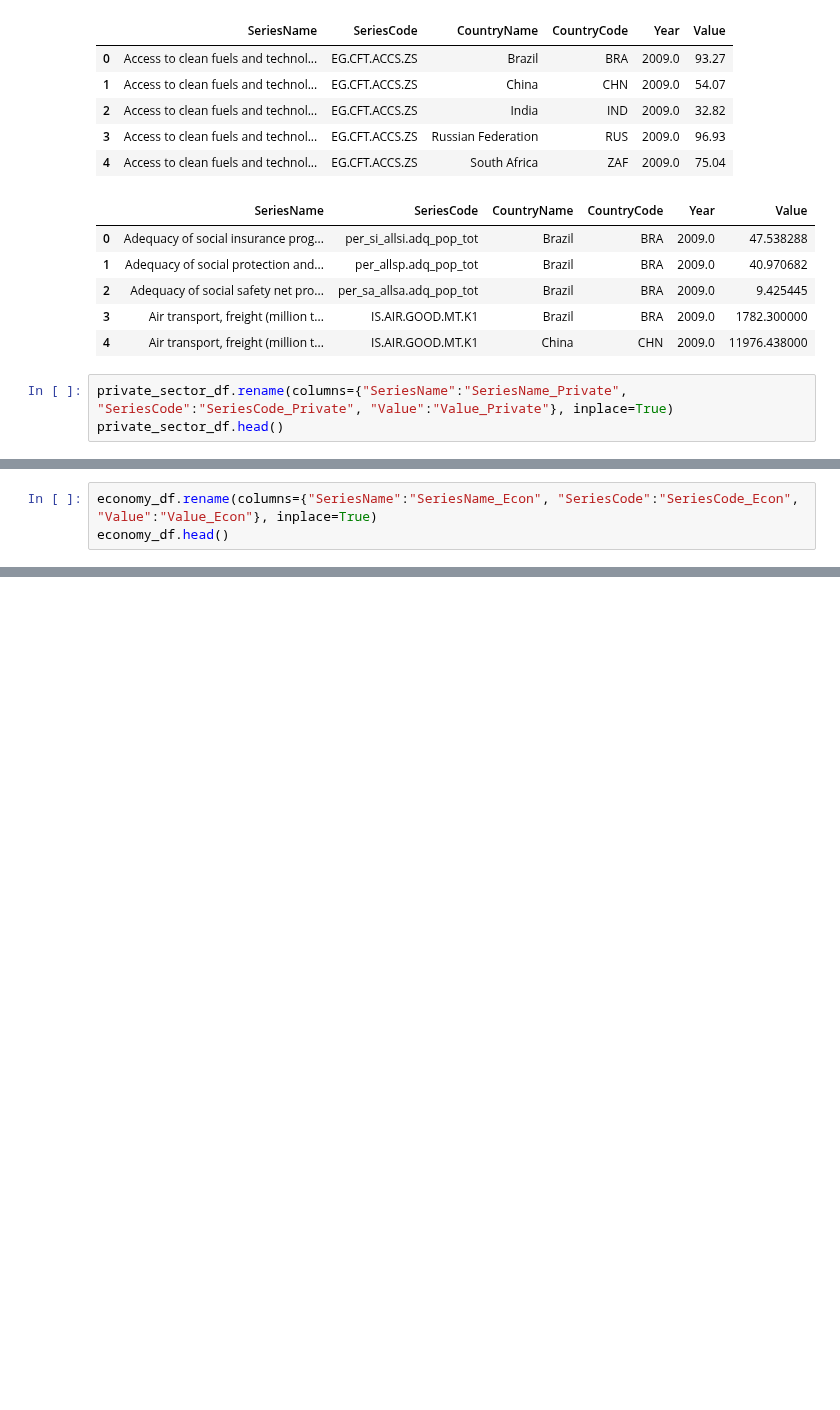
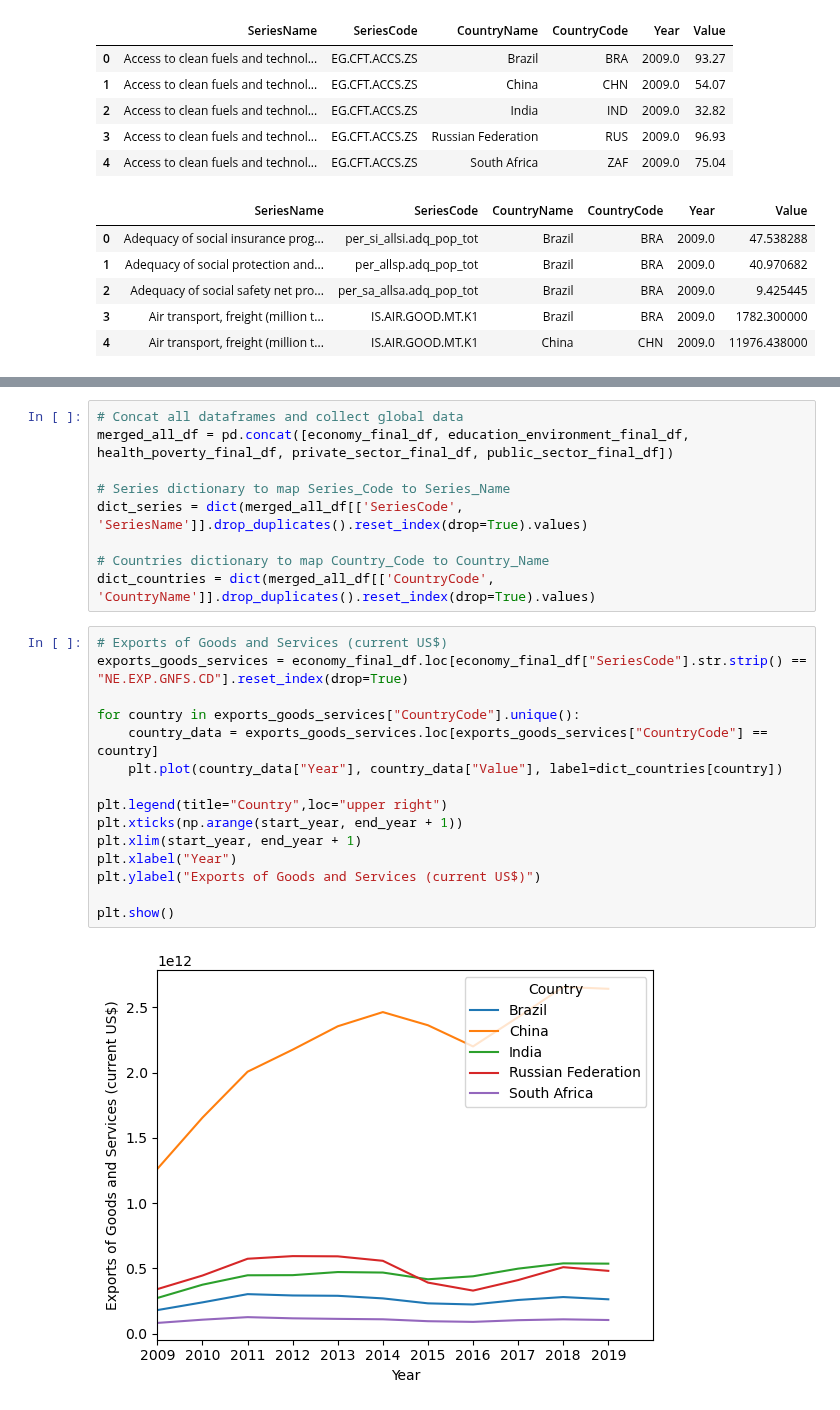
Before and after one commit to SArjaGit/BRICS_Project, a Jupyter notebook: BRICS/Master.ipynb, the cells around one changed output, grey strips where cells are left out. Saved outputs shown, nothing was run; the diff lists cells and outputs as text; blank space fills up the shorter version.

Commit message:
Created Plots for Import and Export Data for all countries in the data

```diff
--- a/BRICS/Master.ipynb
+++ b/BRICS/Master.ipynb
@@ -97,6 +94,3 @@ display(public_sector_indicators_df.head())
 | 2 | Adequacy of social safety net pro... | per_sa_allsa.adq_pop_tot | Brazil | BRA | 2009.0 | 9.425445 |
 | 3 | Air transport, freight (million t... | IS.AIR.GOOD.MT.K1 | Brazil | BRA | 2009.0 | 1782.300000 |
 | 4 | Air transport, freight (million t... | IS.AIR.GOOD.MT.K1 | China | CHN | 2009.0 | 11976.438000 |
-# %%
-private_sector_df.rename(columns={"SeriesName":"SeriesName_Private", "SeriesCode":"SeriesCode_Private", "Value":"Value_Private"}, inplace=True)
-private_sector_df.head()
@@ -112,3 +96,0 @@ econ_carbon = economy_df[economy_df['SeriesCode_Econ']=='Adjusted savings: carbo
-# %%
-economy_df.rename(columns={"SeriesName":"SeriesName_Econ", "SeriesCode":"SeriesCode_Econ", "Value":"Value_Econ"}, inplace=True)
-economy_df.head()
@@ -214,0 +119,26 @@ economy_df.head(30)
+# %%
+# Concat all dataframes and collect global data
+merged_all_df = pd.concat([economy_final_df, education_environment_final_df, health_poverty_final_df, private_sector_final_df, public_sector_final_df])
+
+# Series dictionary to map Series_Code to Series_Name
+dict_series = dict(merged_all_df[['SeriesCode', 'SeriesName']].drop_duplicates().reset_index(drop=True).values)
+
+# Countries dictionary to map Country_Code to Country_Name
+dict_countries = dict(merged_all_df[['CountryCode', 'CountryName']].drop_duplicates().reset_index(drop=True).values)
+# %%
+# Exports of Goods and Services (current US$)
+exports_goods_services = economy_final_df.loc[economy_final_df["SeriesCode"].str.strip() == "NE.EXP.GNFS.CD"].reset_index(drop=True)
+
+for country in exports_goods_services["CountryCode"].unique():
+    country_data = exports_goods_services.loc[exports_goods_services["CountryCode"] == country]
+    plt.plot(country_data["Year"], country_data["Value"], label=dict_countries[country])
+
+plt.legend(title="Country",loc="upper right")
+plt.xticks(np.arange(start_year, end_year + 1))
+plt.xlim(start_year, end_year + 1)
+plt.xlabel("Year")
+plt.ylabel("Exports of Goods and Services (current US$)")
+
+plt.show()
+# %% [output]
+[figure, added]
```
Also changed, not shown: parts of 16 cells of this notebook.
